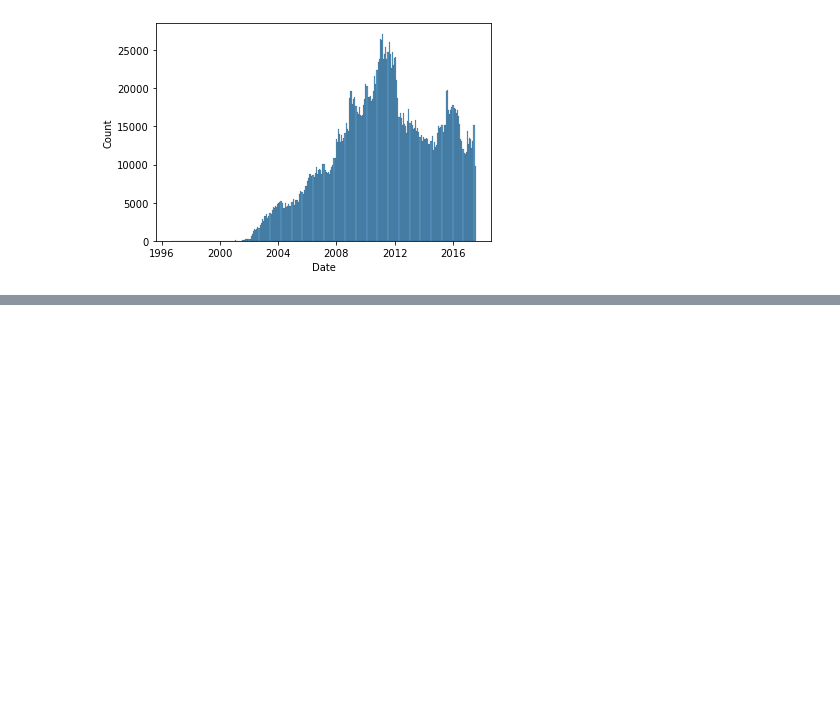
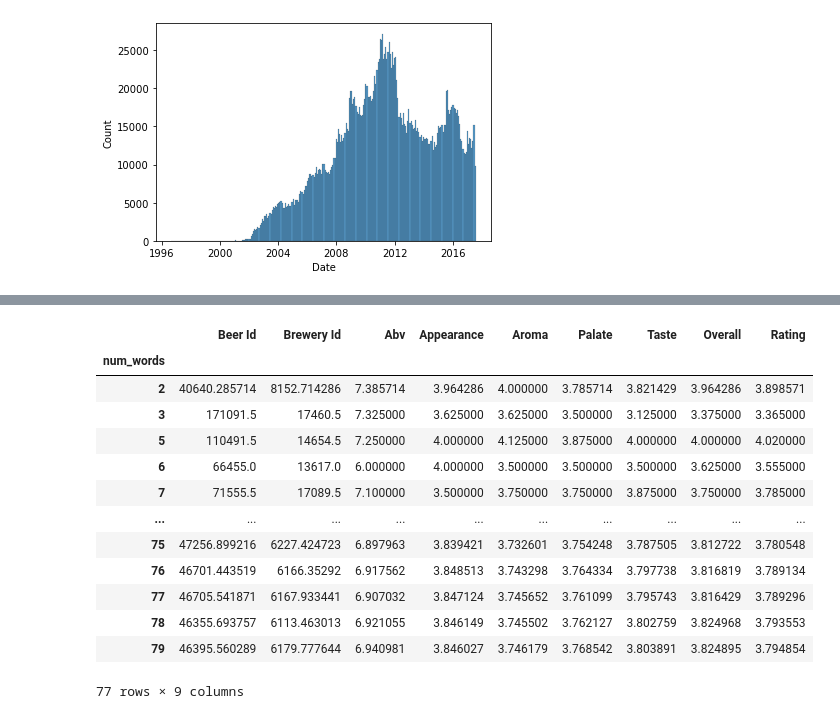
Before and after one commit to epfl-ada/ada-2022-project-rakijada, a Jupyter notebook: data_investigation.ipynb, the cells around one changed output, grey strips where cells are left out. Drawn from its saved outputs; the diff is of its cells as text; code cells hidden in the pictures; blank space fills up the shorter version.

```diff
--- a/data_investigation.ipynb
+++ b/data_investigation.ipynb
@@ -398,0 +475,17 @@ sns.histplot(data=reviews['Date'])
+# %%
+num_words_grouped[(num_words_grouped.index < 80) & (num_words_grouped.index > 0)]
+# %% [output]
+|  | Beer Id | Brewery Id | Abv | Appearance | Aroma | Palate | Taste | Overall | Rating |
+| num_words |  |  |  |  |  |  |  |  |  |
+| 2 | 40640.285714 | 8152.714286 | 7.385714 | 3.964286 | 4.000000 | 3.785714 | 3.821429 | 3.964286 | 3.898571 |
+| 3 | 171091.5 | 17460.5 | 7.325000 | 3.625000 | 3.625000 | 3.500000 | 3.125000 | 3.375000 | 3.365000 |
+| 5 | 110491.5 | 14654.5 | 7.250000 | 4.000000 | 4.125000 | 3.875000 | 4.000000 | 4.000000 | 4.020000 |
+| 6 | 66455.0 | 13617.0 | 6.000000 | 4.000000 | 3.500000 | 3.500000 | 3.500000 | 3.625000 | 3.555000 |
+| 7 | 71555.5 | 17089.5 | 7.100000 | 3.500000 | 3.750000 | 3.750000 | 3.875000 | 3.750000 | 3.785000 |
+| ... | ... | ... | ... | ... | ... | ... | ... | ... | ... |
+| 75 | 47256.899216 | 6227.424723 | 6.897963 | 3.839421 | 3.732601 | 3.754248 | 3.787505 | 3.812722 | 3.780548 |
+| 76 | 46701.443519 | 6166.35292 | 6.917562 | 3.848513 | 3.743298 | 3.764334 | 3.797738 | 3.816819 | 3.789134 |
+| 77 | 46705.541871 | 6167.933441 | 6.907032 | 3.847124 | 3.745652 | 3.761099 | 3.795743 | 3.816429 | 3.789296 |
+| 78 | 46355.693757 | 6113.463013 | 6.921055 | 3.846149 | 3.745502 | 3.762127 | 3.802759 | 3.824968 | 3.793553 |
+| 79 | 46395.560289 | 6179.777644 | 6.940981 | 3.846027 | 3.746179 | 3.768542 | 3.803891 | 3.824895 | 3.794854 |
+77 rows × 9 columns
```
Also changed, not shown: parts of 10 cells of this notebook.
